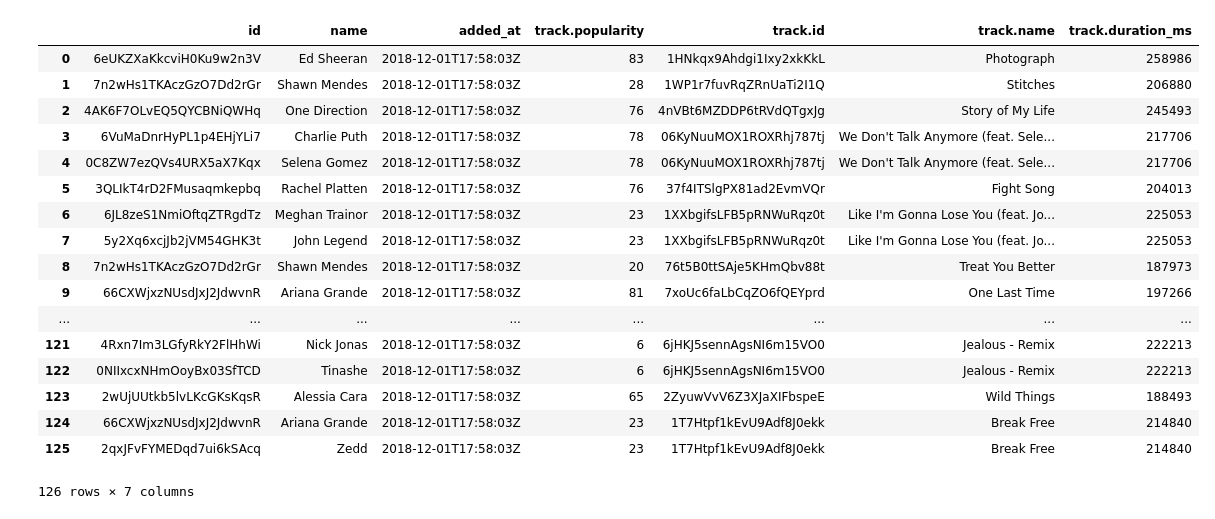
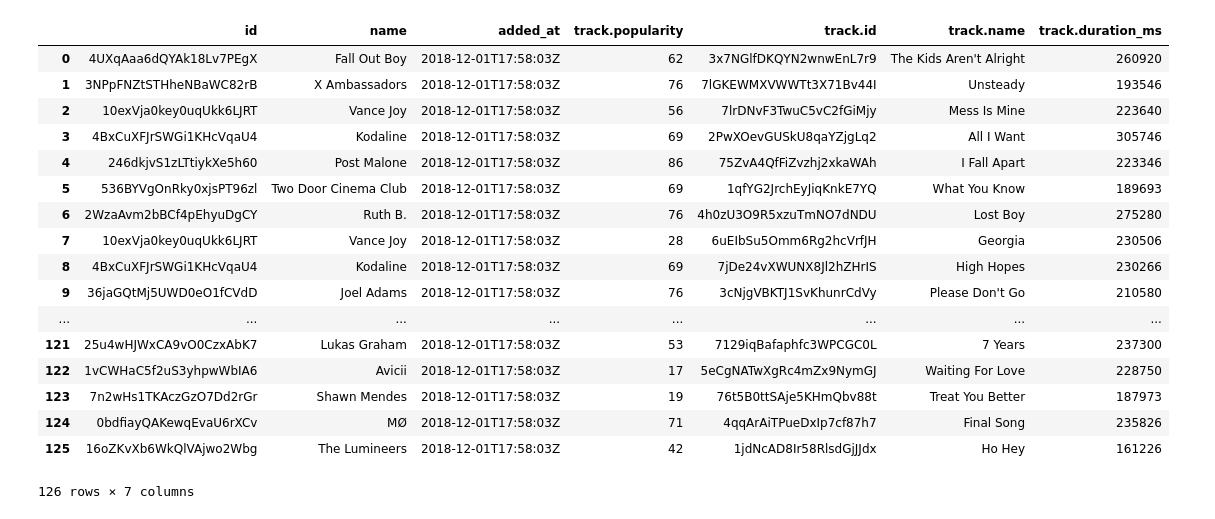
Before and after one commit to hackerman084/MusicOverTheDecades, a Jupyter notebook: Spotify Final.ipynb, the cells around one changed output. Saved outputs shown, nothing was run; the diff lists cells and outputs as text; code cells hidden in the pictures.

```diff
--- a/Spotify Final.ipynb
+++ b/Spotify Final.ipynb
@@ -6,7 +6,9 @@ from bs4 import BeautifulSoup
 import spotipy
 from pandas.io.json import json_normalize
 import matplotlib.pyplot as plt
-token = 'BQAEbfyeIJ1_oH92i1k-hJFJwwwwGuTMyJvvcOB89WVjs5vhzs2hNkPAF3Pd24v27H77T41ZPZ2XFXsByynjl9pDC7HglvxfopEfl1IEP3wv-s_k7jZmN9nuXrIoPf9EEpo9IbAB'
+# https://developer.spotify.com/console/get-playlist-tracks/?playlist_id=37i9dQZF1DX5Ejj0EkURtP&market=&fields=&limit=&offset=
+# use above website to generate token
+token = "BQCEGu1yUdrdsKQU8_OO10gxBXcoVEnpZoqMGiQnqVACepMVwIxiwDbsI1CmENFiWhoWheYv5SyB7zIuZZWQIttW3jqCbk9DTsmMP0luiCmMUo003hi_WGM1rIYzh5c-yQGyT58abe-VzPepew"
 # %%
 #this gets the 2010s playlist - have to update token if it expires
 r_10s = requests.get("https://api.spotify.com/v1/playlists/37i9dQZF1DX5Ejj0EkURtP", headers={'Authorization': 'Bearer ' + token})
@@ -17,29 +19,29 @@ r_70s = requests.get("https://api.spotify.com/v1/playlists/37i9dQZF1DWTJ7xPn4vNa
 r_60s = requests.get("https://api.spotify.com/v1/playlists/37i9dQZF1DXaKIA8E7WcJj", headers={'Authorization': 'Bearer ' + token})
 r_50s = requests.get("https://api.spotify.com/v1/playlists/37i9dQZF1DWSV3Tk4GO2fq", headers={'Authorization': 'Bearer ' + token})
 # %%
-# json_data = r_10s.json()
-# playlists_10 = json_normalize(json_data["tracks"]["items"], [['track', 'artists']], ['added_at', ['track', 'popularity'], ['track', 'id'], ['track', 'name'], ['track', 'duration_ms']], errors='ignore')
-# playlists_10 = playlists_10.drop(columns=['external_urls', 'href', 'type', 'uri'])
+json_data = r_10s.json()
+playlists_10 = json_normalize(json_data["tracks"]["items"], [['track', 'artists']], ['added_at', ['track', 'popularity'], ['track', 'id'], ['track', 'name'], ['track', 'duration_ms']], errors='ignore')
+playlists_10 = playlists_10.drop(columns=['external_urls', 'href', 'type', 'uri'])
 
-# playlists_10
+playlists_10
 # %% [output]
 |  | id | name | added_at | track.popularity | track.id | track.name | track.duration_ms |
-| 0 | 6eUKZXaKkcviH0Ku9w2n3V | Ed Sheeran | 2018-12-01T17:58:03Z | 83 | 1HNkqx9Ahdgi1Ixy2xkKkL | Photograph | 258986 |
-| 1 | 7n2wHs1TKAczGzO7Dd2rGr | Shawn Mendes | 2018-12-01T17:58:03Z | 28 | 1WP1r7fuvRqZRnUaTi2I1Q | Stitches | 206880 |
-| 2 | 4AK6F7OLvEQ5QYCBNiQWHq | One Direction | 2018-12-01T17:58:03Z | 76 | 4nVBt6MZDDP6tRVdQTgxJg | Story of My Life | 245493 |
-| 3 | 6VuMaDnrHyPL1p4EHjYLi7 | Charlie Puth | 2018-12-01T17:58:03Z | 78 | 06KyNuuMOX1ROXRhj787tj | We Don't Talk Anymore (feat. Sele... | 217706 |
-| 4 | 0C8ZW7ezQVs4URX5aX7Kqx | Selena Gomez | 2018-12-01T17:58:03Z | 78 | 06KyNuuMOX1ROXRhj787tj | We Don't Talk Anymore (feat. Sele... | 217706 |
-| 5 | 3QLIkT4rD2FMusaqmkepbq | Rachel Platten | 2018-12-01T17:58:03Z | 76 | 37f4ITSlgPX81ad2EvmVQr | Fight Song | 204013 |
-| 6 | 6JL8zeS1NmiOftqZTRgdTz | Meghan Trainor | 2018-12-01T17:58:03Z | 23 | 1XXbgifsLFB5pRNWuRqz0t | Like I'm Gonna Lose You (feat. Jo... | 225053 |
-| 7 | 5y2Xq6xcjJb2jVM54GHK3t | John Legend | 2018-12-01T17:58:03Z | 23 | 1XXbgifsLFB5pRNWuRqz0t | Like I'm Gonna Lose You (feat. Jo... | 225053 |
-| 8 | 7n2wHs1TKAczGzO7Dd2rGr | Shawn Mendes | 2018-12-01T17:58:03Z | 20 | 76t5B0ttSAje5KHmQbv88t | Treat You Better | 187973 |
-| 9 | 66CXWjxzNUsdJxJ2JdwvnR | Ariana Grande | 2018-12-01T17:58:03Z | 81 | 7xoUc6faLbCqZO6fQEYprd | One Last Time | 197266 |
+| 0 | 4UXqAaa6dQYAk18Lv7PEgX | Fall Out Boy | 2018-12-01T17:58:03Z | 62 | 3x7NGlfDKQYN2wnwEnL7r9 | The Kids Aren't Alright | 260920 |
+| 1 | 3NPpFNZtSTHheNBaWC82rB | X Ambassadors | 2018-12-01T17:58:03Z | 76 | 7lGKEWMXVWWTt3X71Bv44I | Unsteady | 193546 |
+| 2 | 10exVja0key0uqUkk6LJRT | Vance Joy | 2018-12-01T17:58:03Z | 56 | 7lrDNvF3TwuC5vC2fGiMjy | Mess Is Mine | 223640 |
+| 3 | 4BxCuXFJrSWGi1KHcVqaU4 | Kodaline | 2018-12-01T17:58:03Z | 69 | 2PwXOevGUSkU8qaYZjgLq2 | All I Want | 305746 |
+| 4 | 246dkjvS1zLTtiykXe5h60 | Post Malone | 2018-12-01T17:58:03Z | 86 | 75ZvA4QfFiZvzhj2xkaWAh | I Fall Apart | 223346 |
+| 5 | 536BYVgOnRky0xjsPT96zl | Two Door Cinema Club | 2018-12-01T17:58:03Z | 69 | 1qfYG2JrchEyJiqKnkE7YQ | What You Know | 189693 |
+| 6 | 2WzaAvm2bBCf4pEhyuDgCY | Ruth B. | 2018-12-01T17:58:03Z | 76 | 4h0zU3O9R5xzuTmNO7dNDU | Lost Boy | 275280 |
+| 7 | 10exVja0key0uqUkk6LJRT | Vance Joy | 2018-12-01T17:58:03Z | 28 | 6uEIbSu5Omm6Rg2hcVrfJH | Georgia | 230506 |
+| 8 | 4BxCuXFJrSWGi1KHcVqaU4 | Kodaline | 2018-12-01T17:58:03Z | 69 | 7jDe24vXWUNX8Jl2hZHrIS | High Hopes | 230266 |
+| 9 | 36jaGQtMj5UWD0eO1fCVdD | Joel Adams | 2018-12-01T17:58:03Z | 76 | 3cNjgVBKTJ1SvKhunrCdVy | Please Don't Go | 210580 |
 | ... | ... | ... | ... | ... | ... | ... | ... |
-| 121 | 4Rxn7Im3LGfyRkY2FlHhWi | Nick Jonas | 2018-12-01T17:58:03Z | 6 | 6jHKJ5sennAgsNI6m15VO0 | Jealous - Remix | 222213 |
-| 122 | 0NIIxcxNHmOoyBx03SfTCD | Tinashe | 2018-12-01T17:58:03Z | 6 | 6jHKJ5sennAgsNI6m15VO0 | Jealous - Remix | 222213 |
-| 123 | 2wUjUUtkb5lvLKcGKsKqsR | Alessia Cara | 2018-12-01T17:58:03Z | 65 | 2ZyuwVvV6Z3XJaXIFbspeE | Wild Things | 188493 |
-| 124 | 66CXWjxzNUsdJxJ2JdwvnR | Ariana Grande | 2018-12-01T17:58:03Z | 23 | 1T7Htpf1kEvU9Adf8J0ekk | Break Free | 214840 |
-| 125 | 2qxJFvFYMEDqd7ui6kSAcq | Zedd | 2018-12-01T17:58:03Z | 23 | 1T7Htpf1kEvU9Adf8J0ekk | Break Free | 214840 |
+| 121 | 25u4wHJWxCA9vO0CzxAbK7 | Lukas Graham | 2018-12-01T17:58:03Z | 53 | 7129iqBafaphfc3WPCGC0L | 7 Years | 237300 |
+| 122 | 1vCWHaC5f2uS3yhpwWbIA6 | Avicii | 2018-12-01T17:58:03Z | 17 | 5eCgNATwXgRc4mZx9NymGJ | Waiting For Love | 228750 |
+| 123 | 7n2wHs1TKAczGzO7Dd2rGr | Shawn Mendes | 2018-12-01T17:58:03Z | 19 | 76t5B0ttSAje5KHmQbv88t | Treat You Better | 187973 |
+| 124 | 0bdfiayQAKewqEvaU6rXCv | MØ | 2018-12-01T17:58:03Z | 71 | 4qqArAiTPueDxIp7cf87h7 | Final Song | 235826 |
+| 125 | 16oZKvXb6WkQlVAjwo2Wbg | The Lumineers | 2018-12-01T17:58:03Z | 42 | 1jdNcAD8Ir58RlsdGjJJdx | Ho Hey | 161226 |
 126 rows × 7 columns
 # %%
 json_data = r_10s.json()
```
Also changed, not shown: parts of 7 cells of this notebook.
